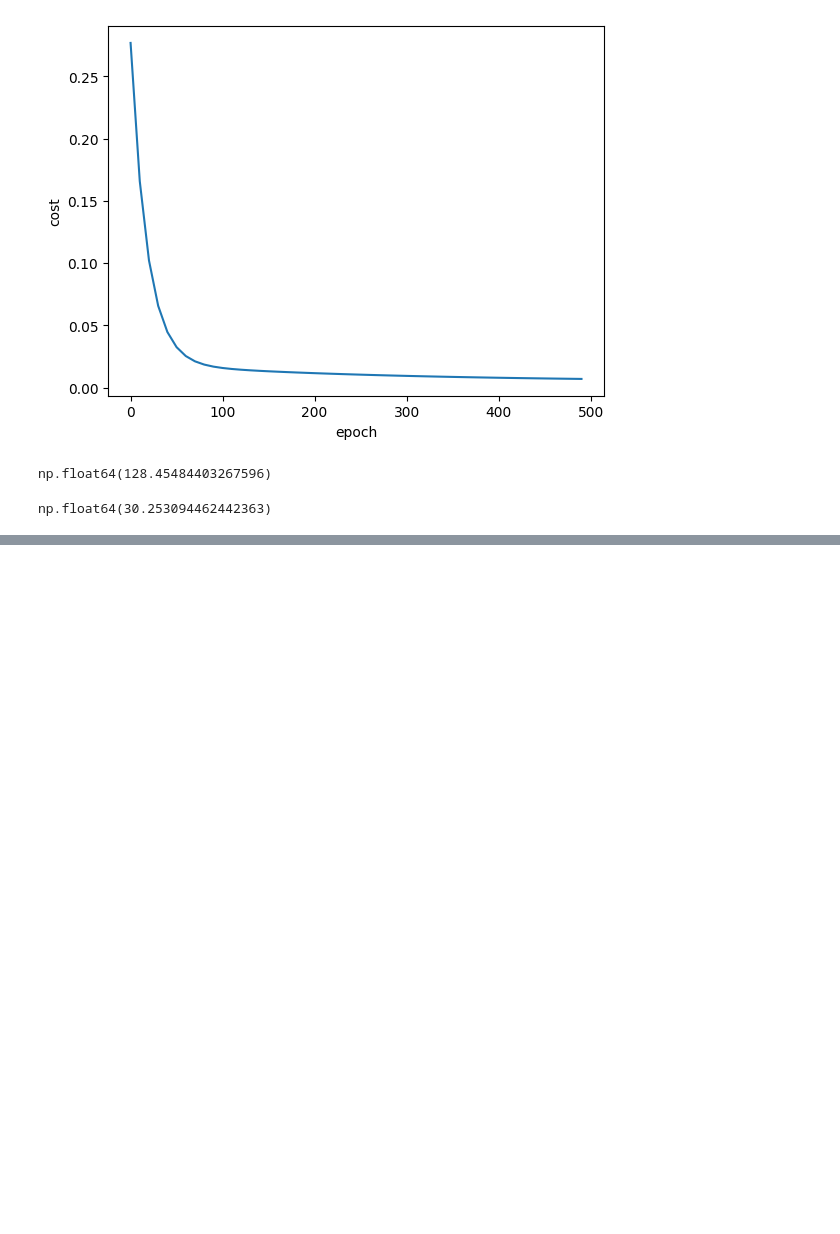
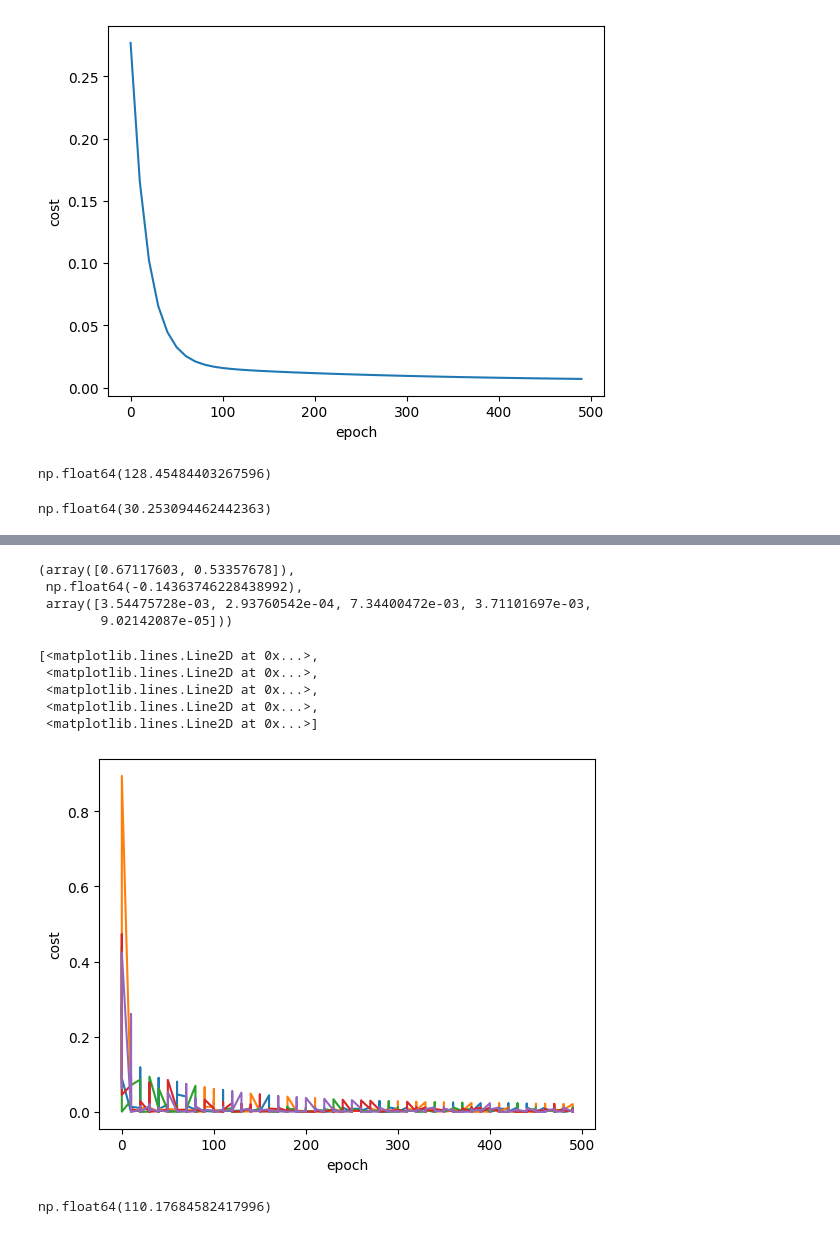
Before and after one commit to harshit-538/ML-DL, a Jupyter notebook: 3_gradient_descent.ipynb, the cells around one changed output, grey strips where cells are left out. Drawn from its saved outputs; the diff is of its cells as text; code cells hidden in the pictures; blank space fills up the shorter version.

```diff
--- a/3_gradient_descent.ipynb
+++ b/3_gradient_descent.ipynb
@@ -375,2 +374,0 @@ np.float64(132.36140408442975)
-# %%
-def minibatch_gradient_descent():
@@ -376,0 +416,23 @@ def minibatch_gradient_descent():
+# %%
+w_mbg,b_mbg,cost_mbg,cost_list_mbg,epoch_list_mbg = minibatch_gradient_descent(x_scaled,y_scaled.reshape(y_scaled.shape[0]),500,5,0.01)
+w_mbg,b_mbg,cost_mbg
+# %% [output]
+(array([0.67117603, 0.53357678]),
+ np.float64(-0.14363746228438992),
+ array([3.54475728e-03, 2.93760542e-04, 7.34400472e-03, 3.71101697e-03,
+        9.02142087e-05]))
+# %%
+plt.xlabel("epoch")
+plt.ylabel("cost")
+plt.plot(epoch_list_mbg,cost_list_mbg)
+# %% [output]
+[<matplotlib.lines.Line2D at 0x...>,
+ <matplotlib.lines.Line2D at 0x...>,
+ <matplotlib.lines.Line2D at 0x...>,
+ <matplotlib.lines.Line2D at 0x...>,
+ <matplotlib.lines.Line2D at 0x...>]
+[figure, added]
+# %%
+predict(2770,3,w_mbg,b_mbg)
+# %% [output]
+np.float64(110.17684582417996)
```
Also changed, not shown: parts of 4 cells of this notebook.
